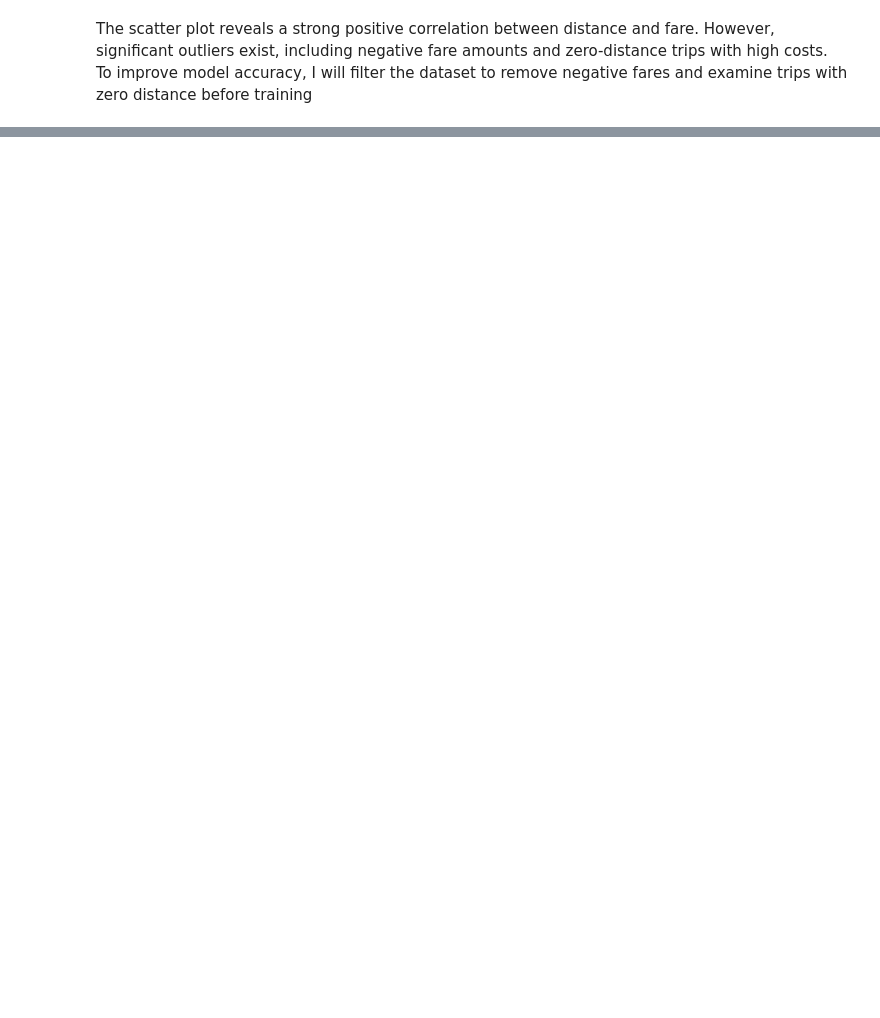
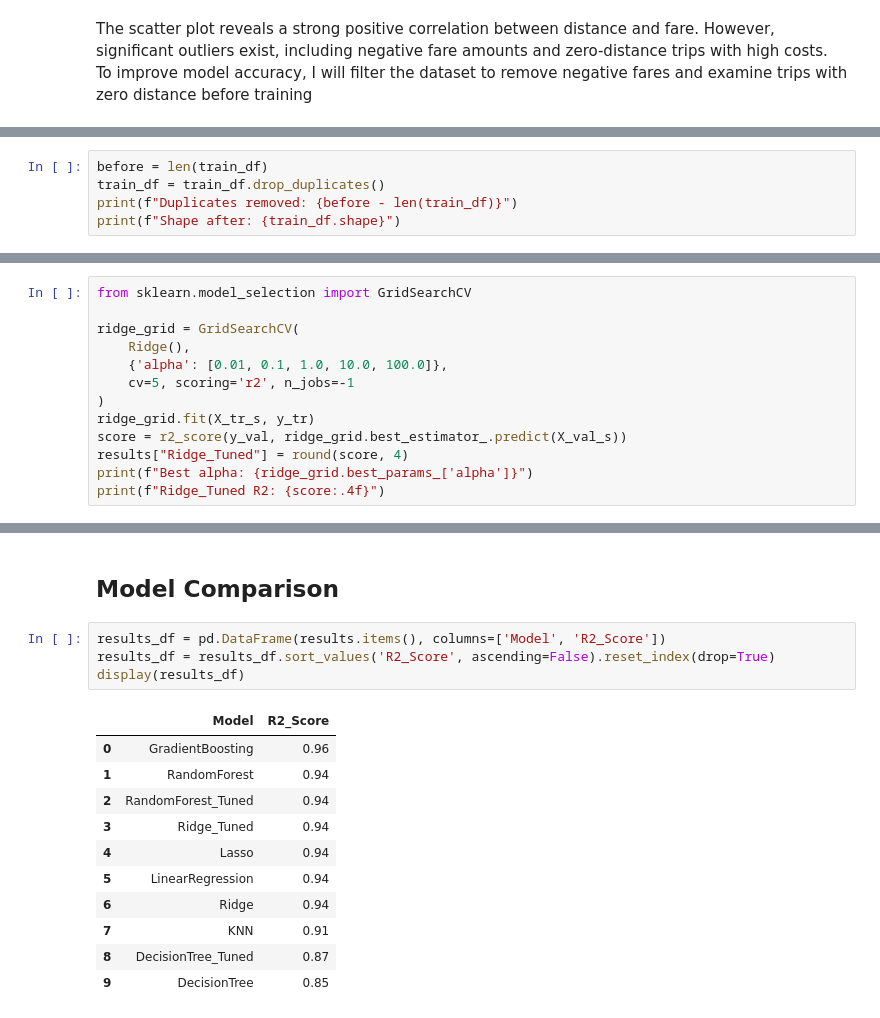
Before and after one commit to vidhatrihr/machine-learning-practices, a Jupyter notebook: kaggle-assignment-1/main.ipynb, the cells around one changed output, grey strips where cells are left out. Cells and saved outputs as stored; diff of their text form; blank space fills up the shorter version.

```diff
--- a/kaggle-assignment-1/main.ipynb
+++ b/kaggle-assignment-1/main.ipynb
@@ -252,0 +257,5 @@ Data is now Scaled and Encoded. Ready for Model Building!
+# %%
+before = len(train_df)
+train_df = train_df.drop_duplicates()
+print(f"Duplicates removed: {before - len(train_df)}")
+print(f"Shape after: {train_df.shape}")
@@ -252,0 +401,13 @@ Data is now Scaled and Encoded. Ready for Model Building!
+# %%
+from sklearn.model_selection import GridSearchCV
+
+ridge_grid = GridSearchCV(
+    Ridge(),
+    {'alpha': [0.01, 0.1, 1.0, 10.0, 100.0]},
+    cv=5, scoring='r2', n_jobs=-1
+)
+ridge_grid.fit(X_tr_s, y_tr)
+score = r2_score(y_val, ridge_grid.best_estimator_.predict(X_val_s))
+results["Ridge_Tuned"] = round(score, 4)
+print(f"Best alpha: {ridge_grid.best_params_['alpha']}")
+print(f"Ridge_Tuned R2: {score:.4f}")
@@ -252,0 +465,18 @@ Data is now Scaled and Encoded. Ready for Model Building!
+# %% [markdown]
+## Model Comparison
+# %%
+results_df = pd.DataFrame(results.items(), columns=['Model', 'R2_Score'])
+results_df = results_df.sort_values('R2_Score', ascending=False).reset_index(drop=True)
+display(results_df)
+# %% [output]
+|  | Model | R2_Score |
+| 0 | GradientBoosting | 0.96 |
+| 1 | RandomForest | 0.94 |
+| 2 | RandomForest_Tuned | 0.94 |
+| 3 | Ridge_Tuned | 0.94 |
+| 4 | Lasso | 0.94 |
+| 5 | LinearRegression | 0.94 |
+| 6 | Ridge | 0.94 |
+| 7 | KNN | 0.91 |
+| 8 | DecisionTree_Tuned | 0.87 |
+| 9 | DecisionTree | 0.85 |
```
Also changed, not shown: parts of 42 cells of this notebook, 3 other files.
